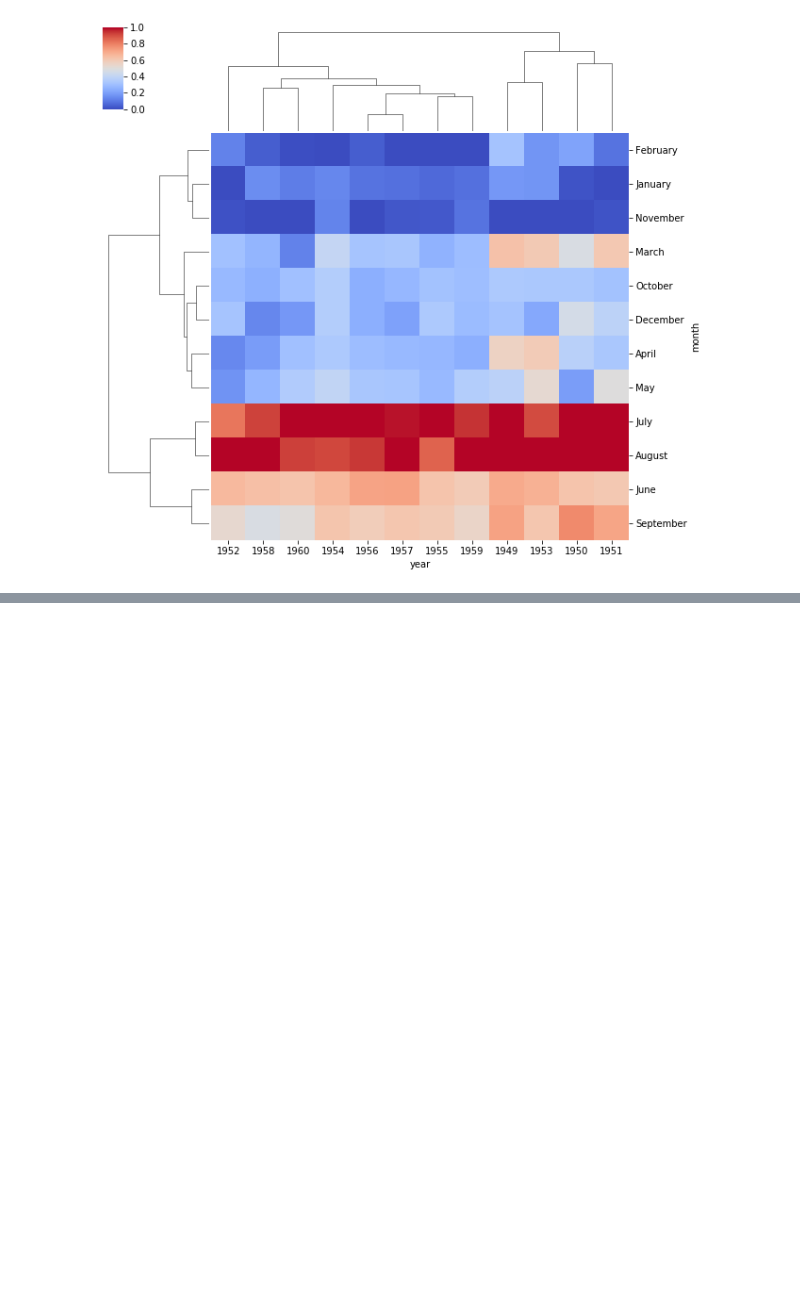
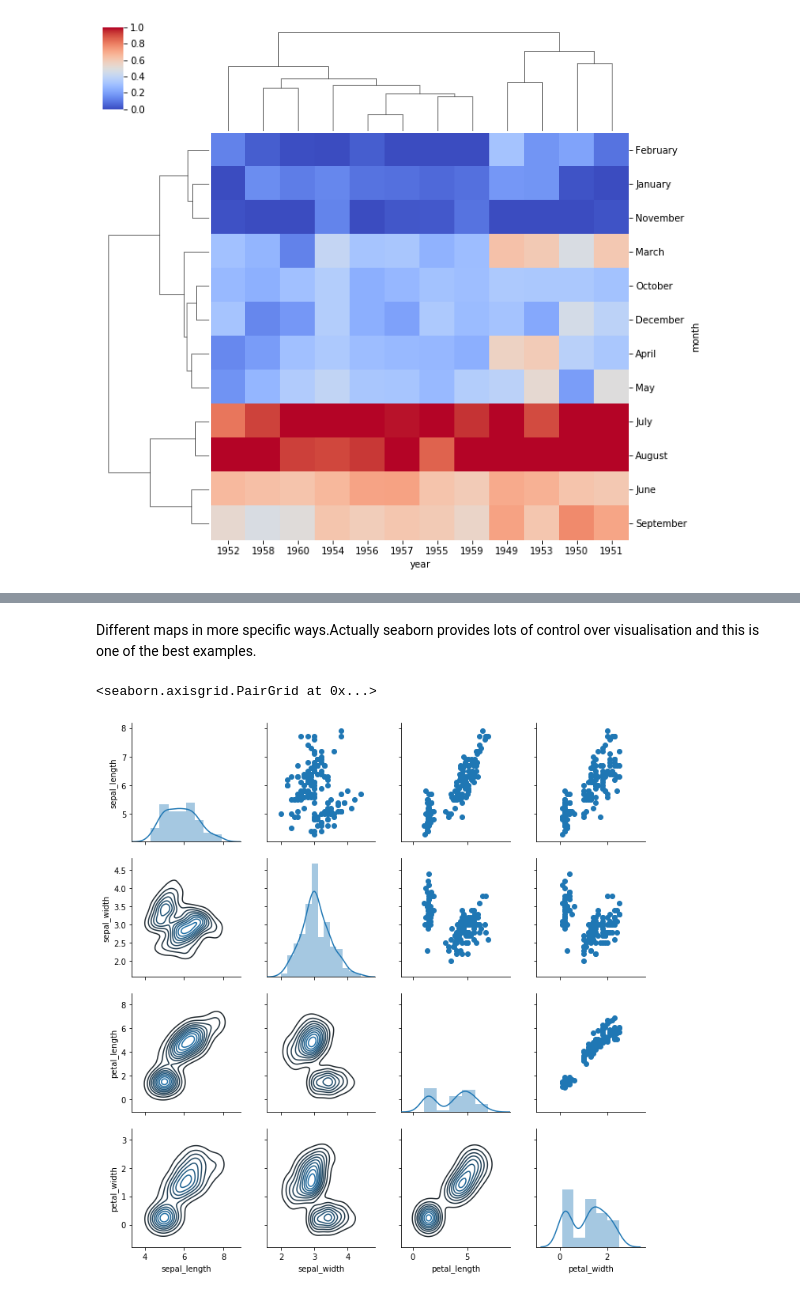
Before and after one commit to subhajitmajumder/python_program, a Jupyter notebook: me_seaborn.ipynb, the cells around one changed output, grey strips where cells are left out. Saved outputs shown, nothing was run; the diff lists cells and outputs as text; code cells hidden in the pictures; blank space fills up the shorter version.

```diff
--- a/me_seaborn.ipynb
+++ b/me_seaborn.ipynb
@@ -306,0 +340,10 @@ sns.clustermap(fp, cmap='coolwarm', standard_scale=1)
+# %% [markdown]
+Different maps in more specific ways.Actually seaborn provides lots of control over visualisation and this is one of the best examples.
+# %%
+pg = sns.PairGrid(iris)
+pg.map_diag(sns.distplot)
+pg.map_upper(plt.scatter)
+pg.map_lower(sns.kdeplot)
+# %% [output]
+<seaborn.axisgrid.PairGrid at 0x...>
+[figure, added]
```
Also changed, not shown: parts of 30 cells of this notebook.
